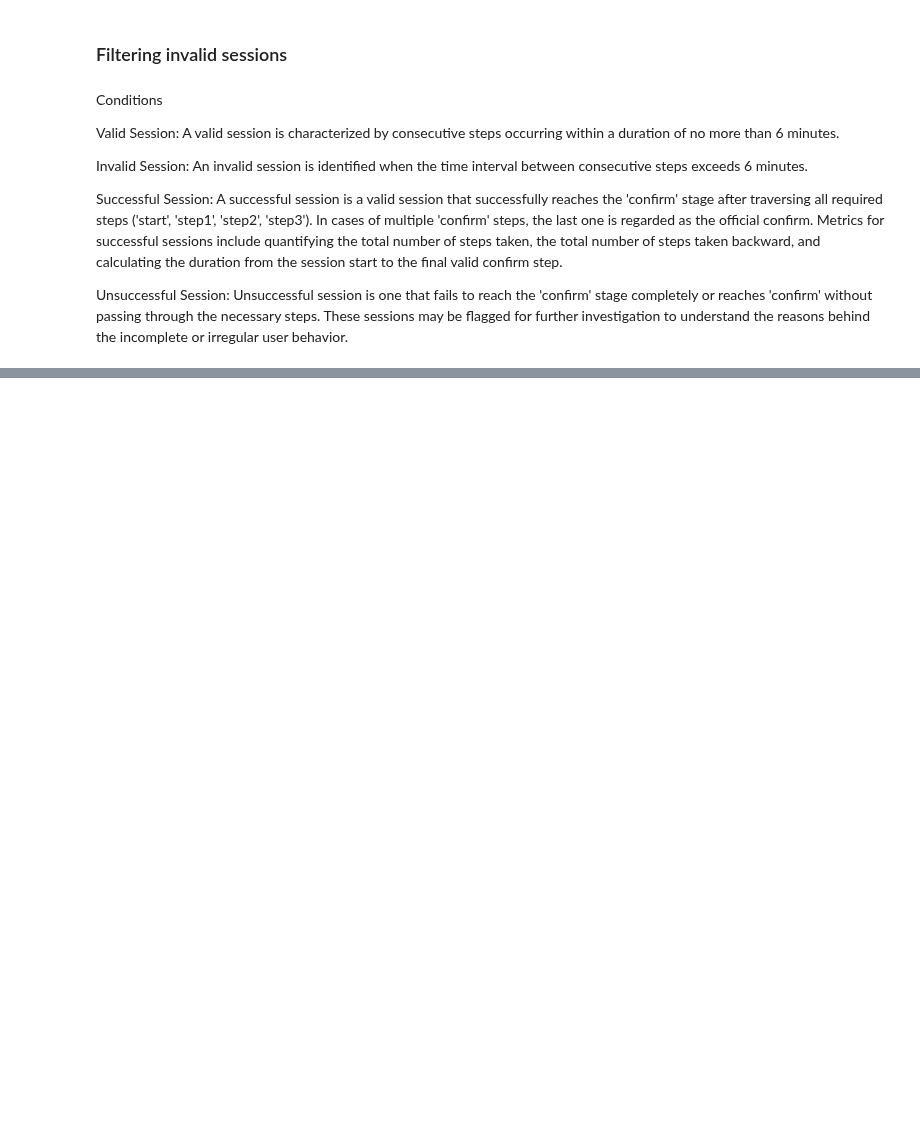
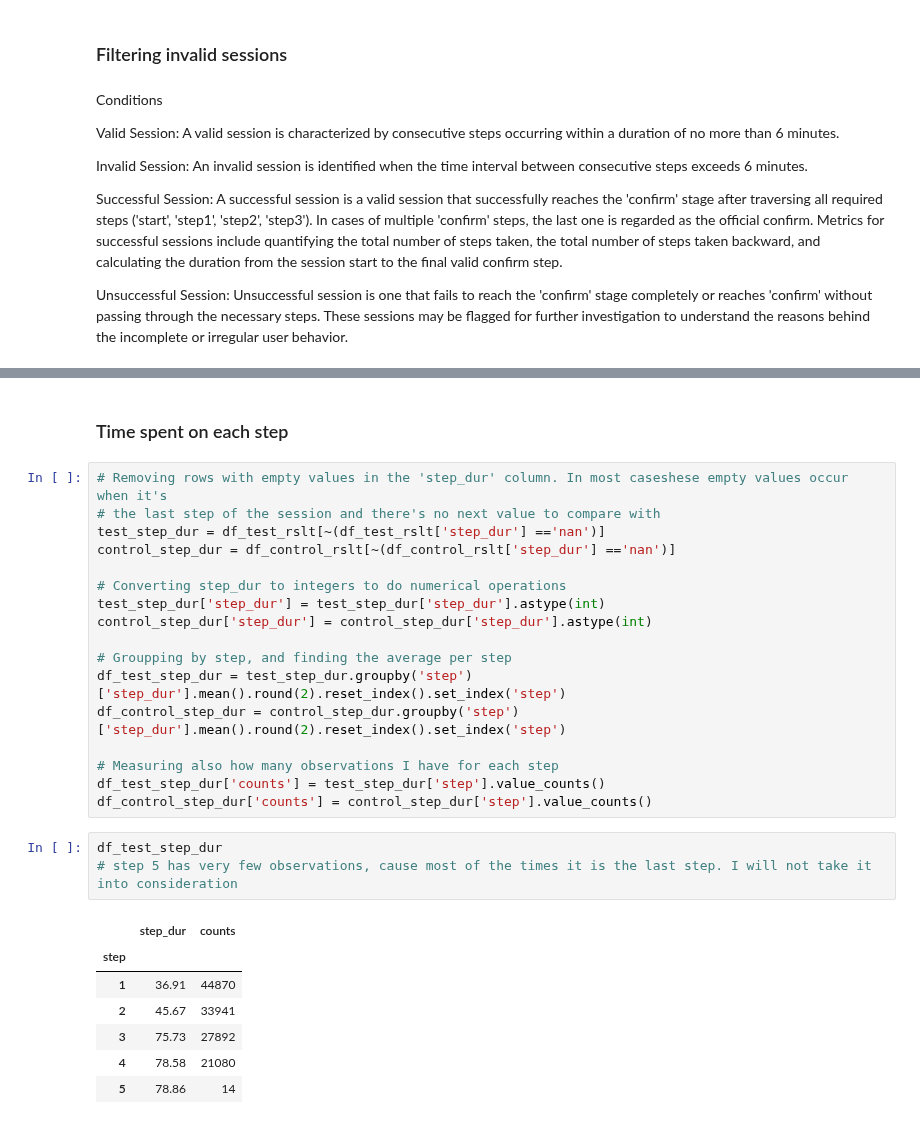
Before and after one commit to dimitsagk/AB_Testing_Analysis, a Jupyter notebook: notebooks/Project_2_02Cleaning+EDA.ipynb, the cells around one changed output, grey strips where cells are left out. Cells and saved outputs as stored; diff of their text form; blank space fills up the shorter version.

```diff
--- a/notebooks/Project_2_02Cleaning+EDA.ipynb
+++ b/notebooks/Project_2_02Cleaning+EDA.ipynb
@@ -548,0 +561,30 @@ IN PROGRESS
+# %% [markdown]
+### Time spent on each step
+# %%
+# Removing rows with empty values in the 'step_dur' column. In most caseshese empty values occur when it's
+# the last step of the session and there's no next value to compare with
+test_step_dur = df_test_rslt[~(df_test_rslt['step_dur'] =='nan')]
+control_step_dur = df_control_rslt[~(df_control_rslt['step_dur'] =='nan')]
+
+# Converting step_dur to integers to do numerical operations
+test_step_dur['step_dur'] = test_step_dur['step_dur'].astype(int)
+control_step_dur['step_dur'] = control_step_dur['step_dur'].astype(int)
+
+# Groupping by step, and finding the average per step
+df_test_step_dur = test_step_dur.groupby('step')['step_dur'].mean().round(2).reset_index().set_index('step')
+df_control_step_dur = control_step_dur.groupby('step')['step_dur'].mean().round(2).reset_index().set_index('step')
+
+# Measuring also how many observations I have for each step
+df_test_step_dur['counts'] = test_step_dur['step'].value_counts()
+df_control_step_dur['counts'] = control_step_dur['step'].value_counts()
+# %%
+df_test_step_dur
+# step 5 has very few observations, cause most of the times it is the last step. I will not take it into consideration
+# %% [output]
+|  | step_dur | counts |
+| step |  |  |
+| 1 | 36.91 | 44870 |
+| 2 | 45.67 | 33941 |
+| 3 | 75.73 | 27892 |
+| 4 | 78.58 | 21080 |
+| 5 | 78.86 | 14 |
```
Also changed, not shown: parts of 29 cells of this notebook.
